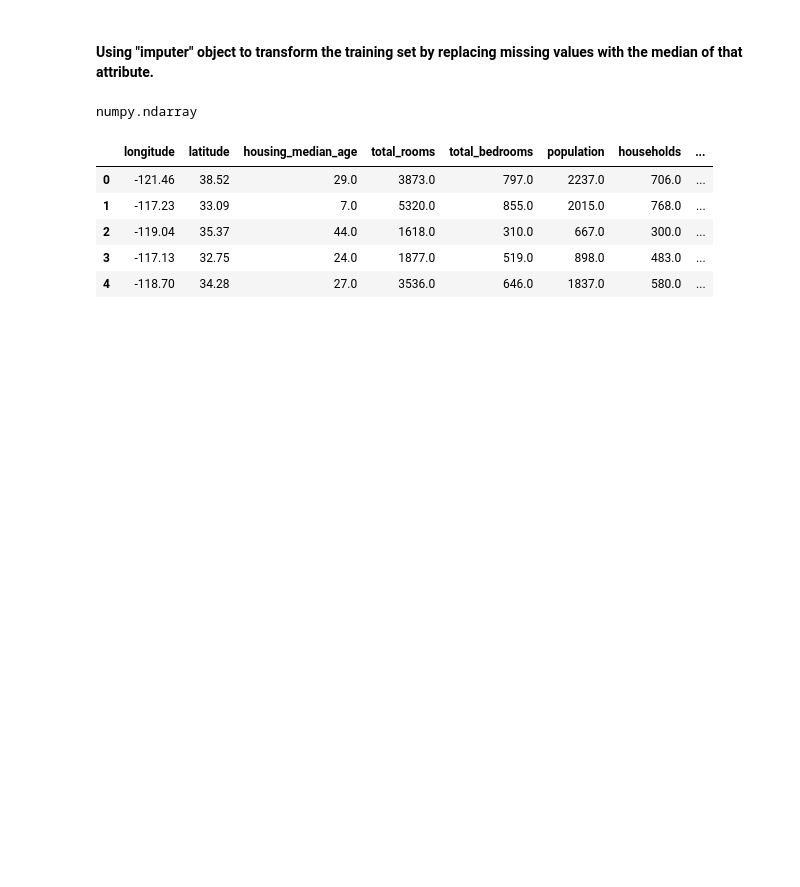
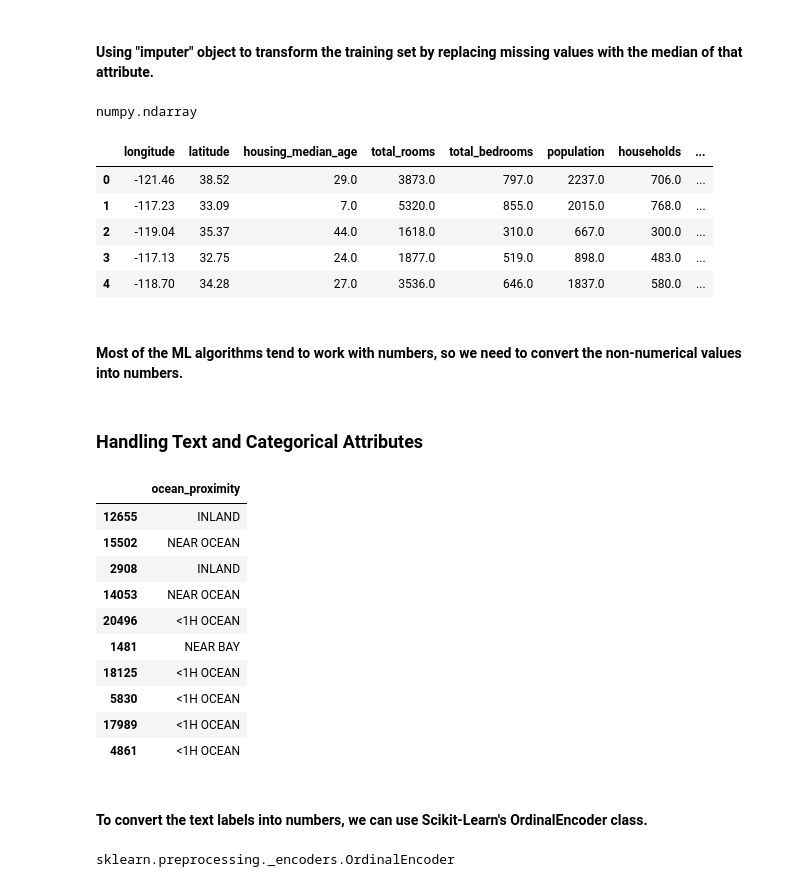
Before and after one commit to SparrowHere/California_Housing_Prices_Analysis, a Jupyter notebook: California_Housing.ipynb, the cells around one changed output. Saved outputs shown, nothing was run; the diff lists cells and outputs as text; code cells hidden in the pictures; blank space fills up the shorter version.

```diff
--- a/California_Housing.ipynb
+++ b/California_Housing.ipynb
@@ -395,3 +394,31 @@ df_tr.head()
 | 2 | -119.04 | 35.37 | 44.0 | 1618.0 | 310.0 | 667.0 | 300.0 | ... |
 | 3 | -117.13 | 32.75 | 24.0 | 1877.0 | 519.0 | 898.0 | 483.0 | ... |
 | 4 | -118.70 | 34.28 | 27.0 | 3536.0 | 646.0 | 1837.0 | 580.0 | ... |
+# %% [markdown]
+#### Most of the ML algorithms tend to work with numbers, so we need to convert the non-numerical values into numbers.
+# %% [markdown]
+### Handling Text and Categorical Attributes
+# %%
+df_cat = df[["ocean_proximity"]]  # Selecting the categorical attribute.
+df_cat.head(10)
+# %% [output]
+|  | ocean_proximity |
+| 12655 | INLAND |
+| 15502 | NEAR OCEAN |
+| 2908 | INLAND |
+| 14053 | NEAR OCEAN |
+| 20496 | <1H OCEAN |
+| 1481 | NEAR BAY |
+| 18125 | <1H OCEAN |
+| 5830 | <1H OCEAN |
+| 17989 | <1H OCEAN |
+| 4861 | <1H OCEAN |
+# %% [markdown]
+#### To convert the text labels into numbers, we can use Scikit-Learn's OrdinalEncoder class.
+# %%
+from sklearn.preprocessing import OrdinalEncoder
+
+ordinal_encoder = OrdinalEncoder()   # Creating an ordinal encoder object.
+type(ordinal_encoder)
+# %% [output]
+sklearn.preprocessing._encoders.OrdinalEncoder
```
Also changed, not shown: parts of 7 cells of this notebook.
